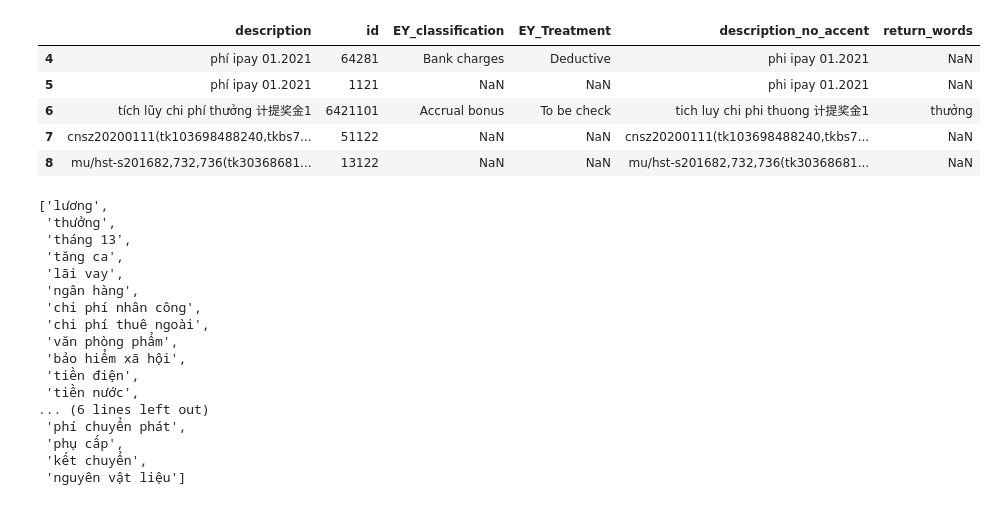
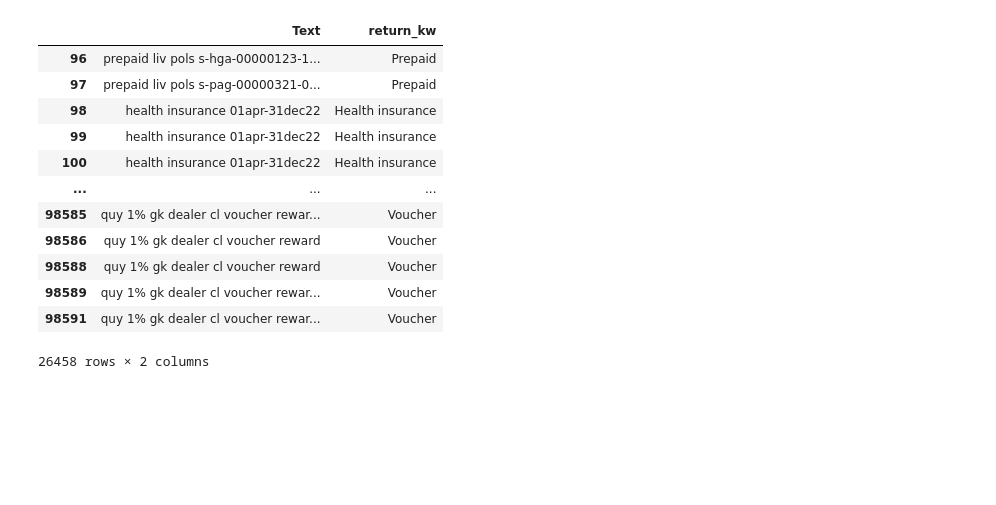
Before and after one commit to FiddlerBB/converting_csv, a Jupyter notebook: process_notebook.ipynb, the cells around one changed output. Saved outputs shown, nothing was run; the diff lists cells and outputs as text; code cells hidden in the pictures; blank space fills up the shorter version.

```diff
--- a/process_notebook.ipynb
+++ b/process_notebook.ipynb
@@ -5,5 +9,5 @@ import numpy as np
 # %%
-path = 'sample/GL full - Brotex VN (002).xlsx'
-df = pd.read_excel(path, sheet_name=1, header = None)
+path = 'GL.xlsx'
+df = pd.read_excel(path, sheet_name=0)
 df.head()
 # %% [output]
@@ -16,14 +20,0 @@ df.head()
-# %%
-def no_accent_vietnamese(s):
-    s = re.sub(r'[àáạảãâầấậẩẫăằắặẳẵÀÁẠẢÃĂẰẮẶẲẴÂẦẤẬẨẪ]', 'a', s)
-    s = re.sub(r'[èéẹẻẽêềếệểễÈÉẸẺẼÊỀẾỆỂỄ]', 'e', s)
-    s = re.sub(r'[òóọỏõôồốộổỗơờớợởỡÒÓỌỎÕÔỒỐỘỔỖƠỜỚỢỞỠ]', 'o', s)
-    s = re.sub(r'[ìíịỉĩÌÍỊỈĨ]', 'i', s)
-    s = re.sub(r'[ùúụủũưừứựửữƯỪỨỰỬỮÙÚỤỦŨ]', 'u', s)
-    s = re.sub(r'[ỳýỵỷỹỲÝỴỶỸ]', 'y', s)
-    s = re.sub(r'[đĐ]', 'd', s)
-    return s
-
-note = pd.read_excel(path, sheet_name=2, header = None)
-key_words = list(note[1].str.lower())
-key_words_no_accent = list(note[1].apply(no_accent_vietnamese))
@@ -80,0 +21,6 @@ See the caveats in the documentation: https://pandas.pydata.org/pandas-docs/stab
+# %%
+kw = pd.read_excel(path, sheet_name=1)
+keyword = list(kw['Text content'].str.lower())
+keyword_ = list(kw['Text content'])
+change_kw = list(kw['Text return'])
+keyword
@@ -81,39 +45,27 @@ See the caveats in the documentation: https://pandas.pydata.org/pandas-docs/stab
+# %%
+df1 = df[['Text']].astype(str)
+df1['Text'] = df['Text'].str.lower()
+df1.fillna('NO_DATA', inplace=True)
 # %%
-def retun_keyword(column, key_words):
+def return_keyword(column, key_words):
     for i in key_words:
         if i in column:
-            return i
-    return np.nan
+            return i[0].upper()+ i[1:]
+    return ''
 
-
-df_des1 = df_des.copy()
-df_des1['return_words'] = df_des1['description'].apply(retun_keyword, key_words=key_words)
-df_des1.head()
-# df_des1[df_des1['return_words'].notna()].head(100)
+df1['return_kw'] = df1['Text'].apply(return_keyword, key_words= keyword)
+df1[df1['return_kw'] != '']
 # %% [output]
-|  | description | id | EY_classification | EY_Treatment | description_no_accent | return_words |
-| 4 | phí ipay 01.2021 | 64281 | Bank charges | Deductive | phi ipay 01.2021 | NaN |
-| 5 | phí ipay 01.2021 | 1121 | NaN | NaN | phi ipay 01.2021 | NaN |
-| 6 | tích lũy chi phí thưởng 计提奖金1 | 6421101 | Accrual bonus | To be check | tich luy chi phi thuong 计提奖金1 | thưởng |
-| 7 | cnsz20200111(tk103698488240,tkbs7... | 51122 | NaN | NaN | cnsz20200111(tk103698488240,tkbs7... | NaN |
-| 8 | mu/hst-s201682,732,736(tk30368681... | 13122 | NaN | NaN | mu/hst-s201682,732,736(tk30368681... | NaN |
+|  | Text | return_kw |
+| 96 | prepaid liv pols s-hga-00000123-1... | Prepaid |
+| 97 | prepaid liv pols s-pag-00000321-0... | Prepaid |
+| 98 | health insurance 01apr-31dec22 | Health insurance |
+| 99 | health insurance 01apr-31dec22 | Health insurance |
+| 100 | health insurance 01apr-31dec22 | Health insurance |
+| ... | ... | ... |
+| 98585 | quy 1% gk dealer cl voucher rewar... | Voucher |
+| 98586 | quy 1% gk dealer cl voucher reward | Voucher |
+| 98588 | quy 1% gk dealer cl voucher reward | Voucher |
+| 98589 | quy 1% gk dealer cl voucher rewar... | Voucher |
+| 98591 | quy 1% gk dealer cl voucher rewar... | Voucher |
+26458 rows × 2 columns
-# %%
-key_words
-# %% [output]
-['lương',
- 'thưởng',
- 'tháng 13',
- 'tăng ca',
- 'lãi vay',
- 'ngân hàng',
- 'chi phí nhân công',
- 'chi phí thuê ngoài',
- 'văn phòng phẩm',
- 'bảo hiểm xã hội',
- 'tiền điện',
- 'tiền nước',
-... (6 lines left out)
- 'phí chuyển phát',
- 'phụ cấp',
- 'kết chuyển',
- 'nguyên vật liệu']
```
Also changed, not shown: parts of 10 cells of this notebook, 3 other files.
